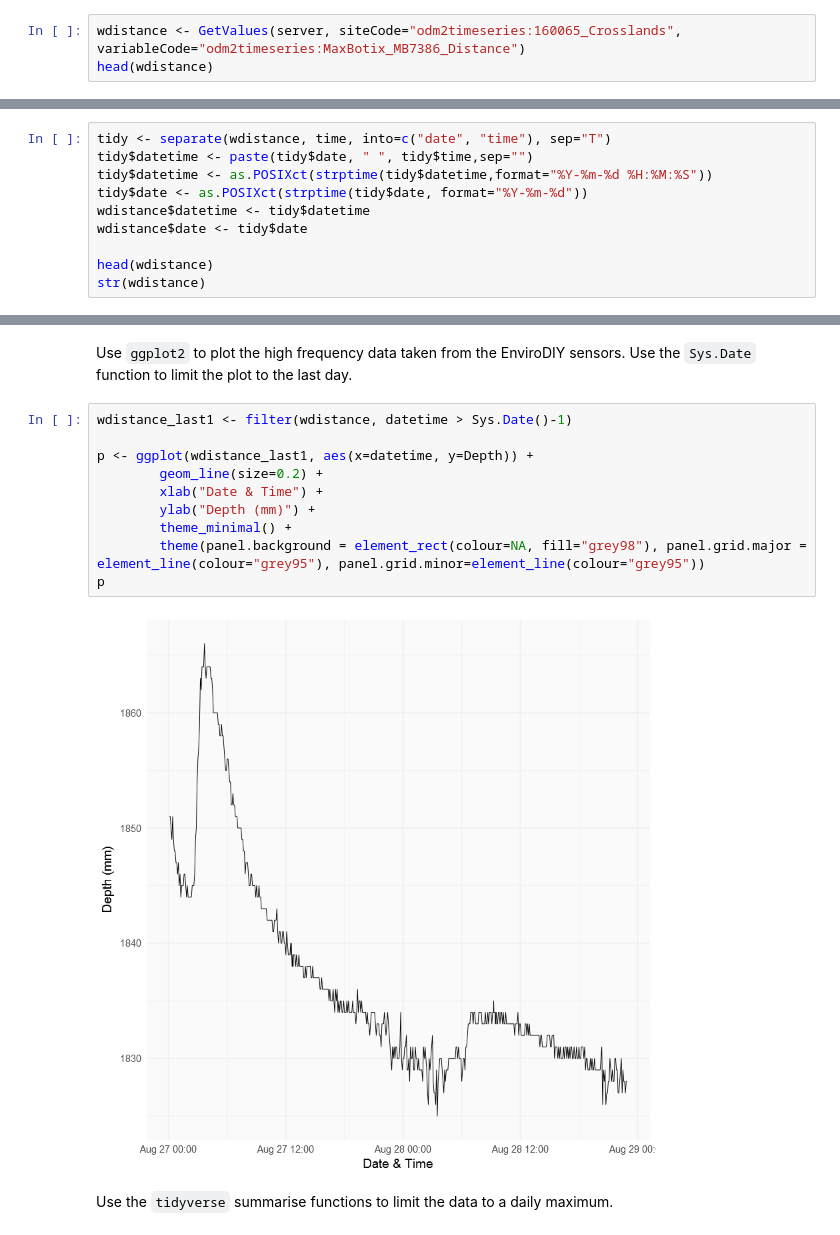
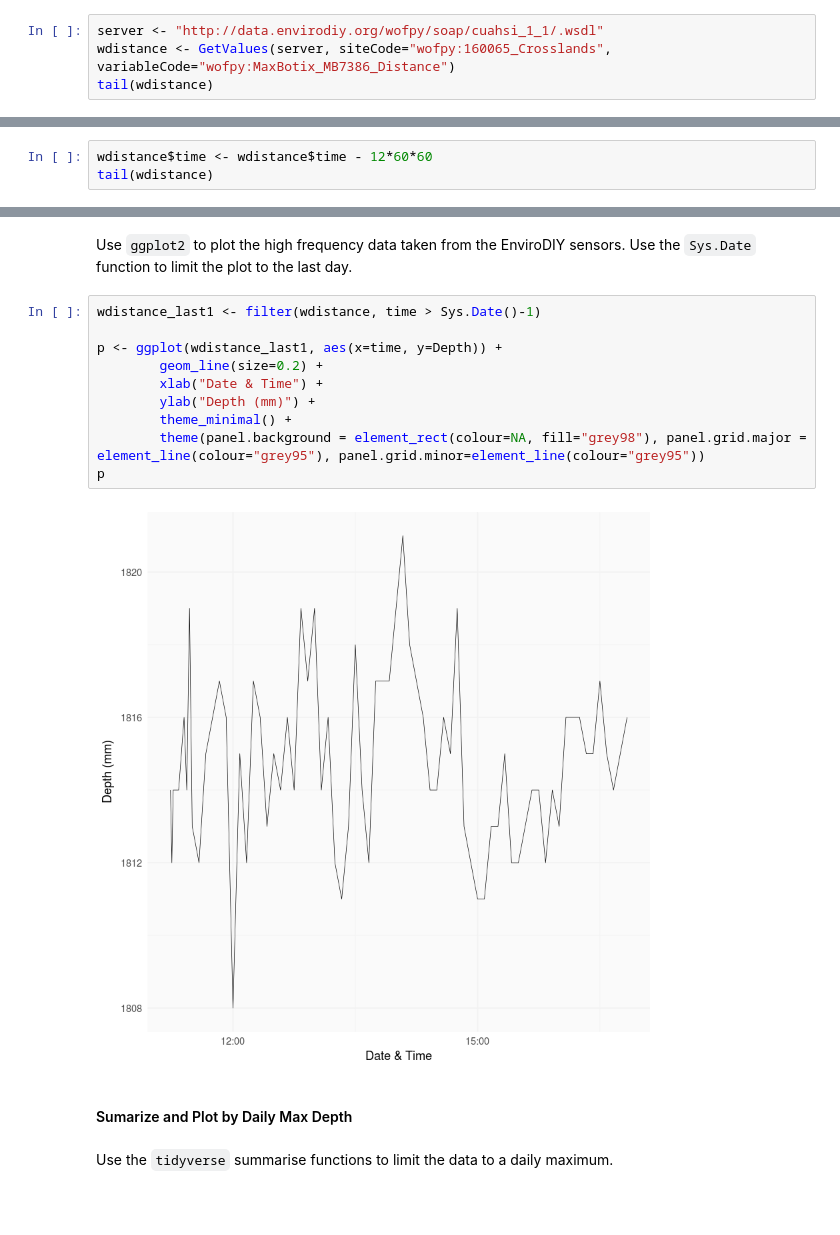
Before and after one commit to BiG-CZ/BiG-CZ-Toolbox, a Jupyter notebook: ipynotebooks/EnviroDIY_Rnotebook.ipynb, the cells around one changed output, grey strips where cells are left out. Saved outputs shown, nothing was run; the diff lists cells and outputs as text; blank space fills up the shorter version.

Commit message:
Updates to R jupyter demo
Updated endpoints to data.envirodiy.or/wofpy/

```diff
--- a/ipynotebooks/EnviroDIY_Rnotebook.ipynb
+++ b/ipynotebooks/EnviroDIY_Rnotebook.ipynb
@@ -287,4 +281,5 @@ First use the `WaterML` package to aquire depth measurements from the Crosslands
 # %%
-wdistance <- GetValues(server, siteCode="odm2timeseries:160065_Crosslands", variableCode="odm2timeseries:MaxBotix_MB7386_Distance")
-head(wdistance)
+server <- "http://data.envirodiy.org/wofpy/soap/cuahsi_1_1/.wsdl"
+wdistance <- GetValues(server, siteCode="wofpy:160065_Crosslands", variableCode="wofpy:MaxBotix_MB7386_Distance")
+tail(wdistance)
 # %% [output]
@@ -329,10 +323,0 @@ Note that the ***time*** field of class *Factor* with 22194 unique values. The E
-# %%
-tidy <- separate(wdistance, time, into=c("date", "time"), sep="T")
-tidy$datetime <- paste(tidy$date, " ", tidy$time,sep="")
-tidy$datetime <- as.POSIXct(strptime(tidy$datetime,format="%Y-%m-%d %H:%M:%S"))
-tidy$date <- as.POSIXct(strptime(tidy$date, format="%Y-%m-%d"))
-wdistance$datetime <- tidy$datetime
-wdistance$date <- tidy$date
-
-head(wdistance)
-str(wdistance)
@@ -362,0 +326,3 @@ str(wdistance)
+# %%
+wdistance$time <- wdistance$time - 12*60*60
+tail(wdistance)
@@ -412,17 +388,19 @@ p
 # %% [markdown]
 Use `ggplot2` to plot the high frequency data taken from the EnviroDIY sensors. Use the `Sys.Date` function to limit the plot to the last day.
 # %%
-wdistance_last1 <- filter(wdistance, datetime > Sys.Date()-1)
+wdistance_last1 <- filter(wdistance, time > Sys.Date()-1)
 
-p <- ggplot(wdistance_last1, aes(x=datetime, y=Depth)) +
+p <- ggplot(wdistance_last1, aes(x=time, y=Depth)) +
         geom_line(size=0.2) +
         xlab("Date & Time") +
         ylab("Depth (mm)") +
         theme_minimal() +
         theme(panel.background = element_rect(colour=NA, fill="grey98"), panel.grid.major = element_line(colour="grey95"), panel.grid.minor=element_line(colour="grey95"))
 p
 # %% [output]
-[figure, old version]
+[figure, new version]
+# %% [markdown]
+#### Sumarize and Plot by Daily Max Depth
 # %% [markdown]
 Use the `tidyverse` summarise functions to limit the data to a daily maximum.
 # %%
```
Also changed, not shown: parts of 31 cells of this notebook.
